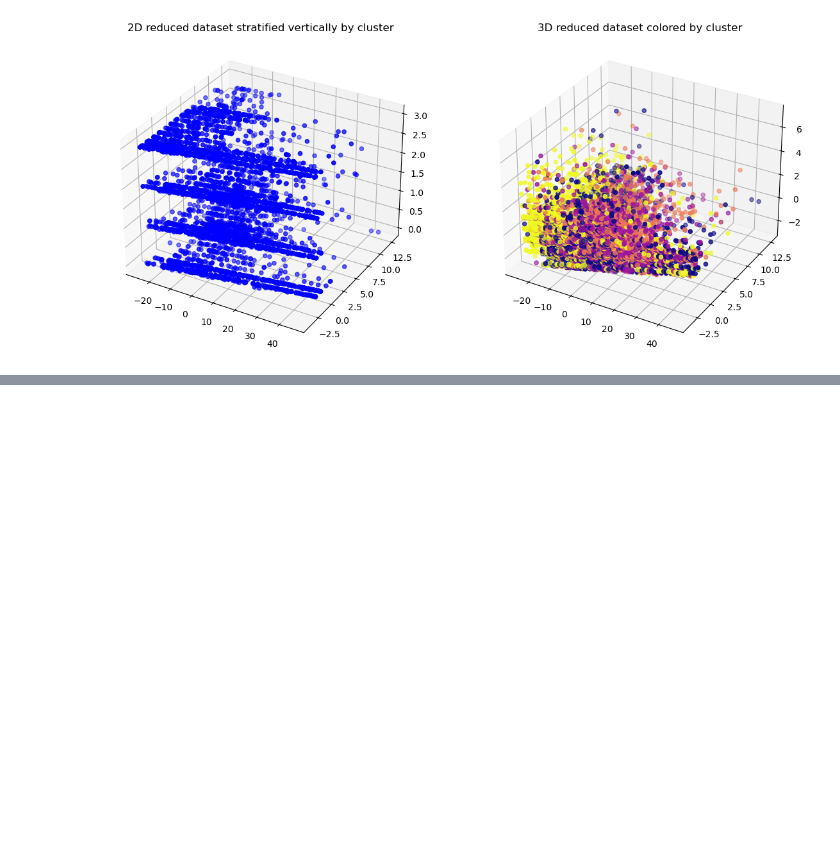
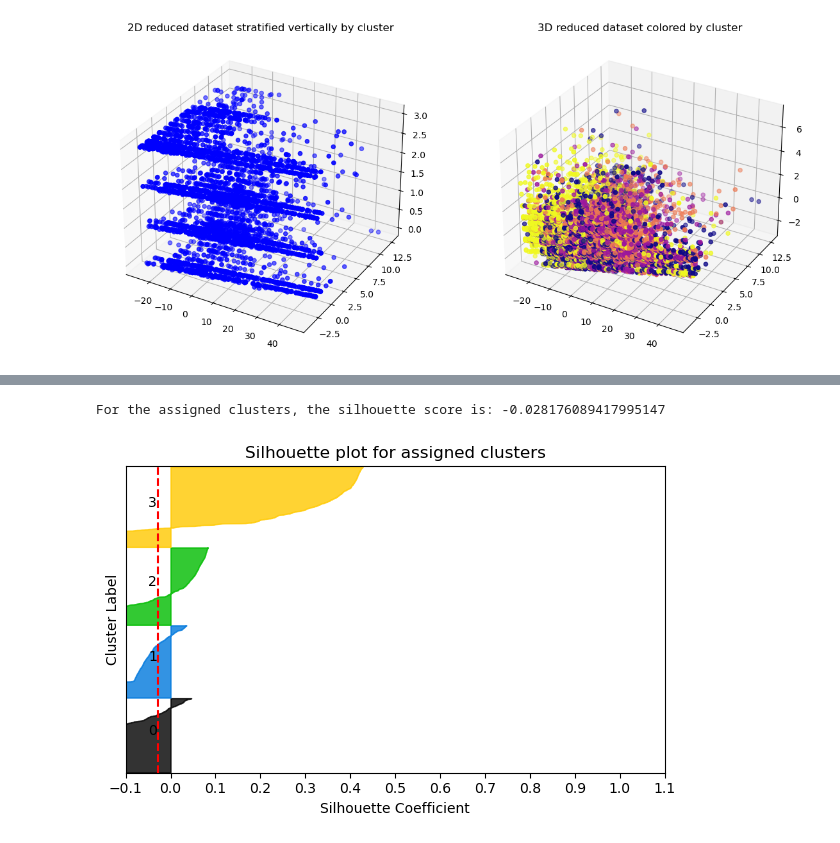
Before and after one commit to DomS1080/Data-Science, a Jupyter notebook: Projects/Customer/Customer.ipynb, the cells around one changed output, grey strips where cells are left out. Cells and saved outputs as stored; diff of their text form; code cells hidden in the pictures; blank space fills up the shorter version.

```diff
--- a/Projects/Customer/Customer.ipynb
+++ b/Projects/Customer/Customer.ipynb
@@ -520,0 +546,50 @@ Now we'll derive clusters from the original training set features using an explo
+# %%
+#Silhouette analysis: assigned labels
+
+#Set clusters
+k_val = [4]
+
+#Create figure
+fig, ax = plt.subplots(1, 1, figsize=(6, 4))
+
+for idx, k in enumerate(k_val):
+    ax.set_xlim([-0.1, 1])
+    ax.set_ylim([0, len(X_tr) + (k + 1) * 10])
+
+    #Calculate silhouette coefficients per record + output score
+    silhouette_avg = silhouette_score(X_tr, y_tr)
+    print("For the assigned clusters, the silhouette score is:", silhouette_avg)
+
+    #Plot coefficients sorted and coloured by cluster
+    sample_silhouette_values = silhouette_samples(X_tr, y_tr)
+    y_lower = 10
+
+    for i in range(k):
+        ith_cluster_silhouette_values = sample_silhouette_values[y_tr == i]
+        ith_cluster_silhouette_values.sort()
+        size_cluster_i = ith_cluster_silhouette_values.shape[0]
+        y_upper = y_lower + size_cluster_i
+        color = cm.nipy_spectral(float(i) / k)
+        ax.fill_betweenx(
+            np.arange(y_lower, y_upper),
+            0,
+            ith_cluster_silhouette_values,
+            facecolor=color,
+            edgecolor=color,
+            alpha=0.8,)
+        ax.text(-0.05, y_lower + 0.5 * size_cluster_i, str(i))
+        y_lower = y_upper + 10
+
+#Format plot
+ax.set_title("Silhouette plot for assigned clusters")
+ax.set_xlabel("Silhouette Coefficient")
+ax.set_ylabel("Cluster Label")
+ax.axvline(x=silhouette_avg, color="red", linestyle="--")
+ax.set_yticks([])
+ax.set_xticks(np.arange(-0.1, 1.1, 0.1))
+
+plt.tight_layout()
+plt.show()
+# %% [output]
+For the assigned clusters, the silhouette score is: -0.028176089417995147
+[figure, added]
```
Also changed, not shown: parts of 16 cells of this notebook.
